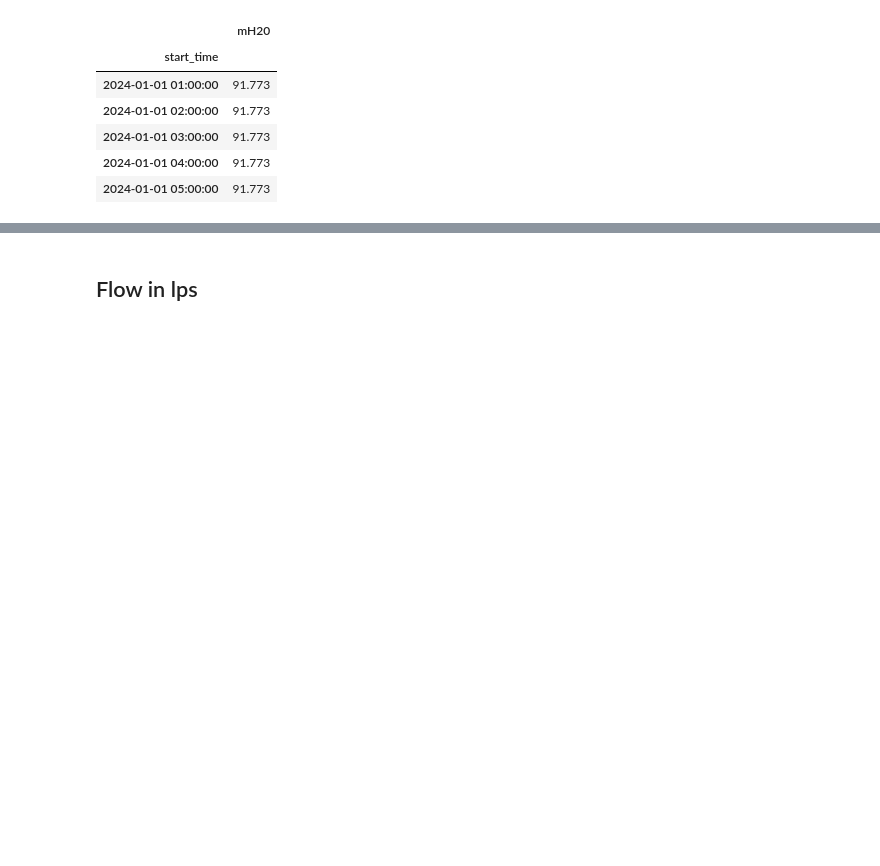
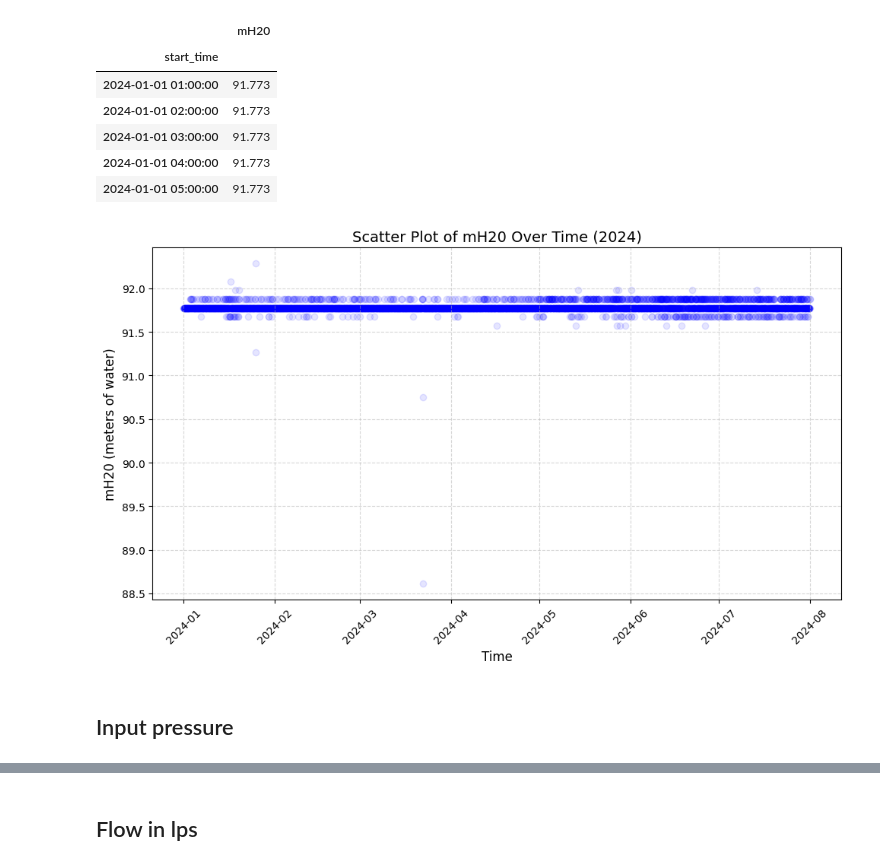
Before and after one commit to frodibrooks/OptimisedHeating, a Jupyter notebook: Data_processing/calc_eff_curves_vatnendi_efri_1.ipynb, the cells around one changed output, grey strips where cells are left out. Cells and saved outputs as stored; diff of their text form; code cells hidden in the pictures; blank space fills up the shorter version.

```diff
--- a/Data_processing/calc_eff_curves_vatnendi_efri_1.ipynb
+++ b/Data_processing/calc_eff_curves_vatnendi_efri_1.ipynb
@@ -4,17 +7,17 @@ import pandas as pd
 # %% [markdown]
 ## Pressure in mH20
 # %%
-Vatnsendi_nedri_pressure = pd.read_excel('/Users/frodibrooks/Desktop/DTU/Thesis/OptimisedHeating/Data_processing/data/H-KOP-VE-ÞS212.xlsx')
-Vatnsendi_nedri_pressure.drop(columns=["mpoint_id","mpoint_name","aggregate_name","aggregate_id","flag","quality_description","event_time"],inplace=True)
-Vatnsendi_nedri_pressure['start_time'] = pd.to_datetime(Vatnsendi_nedri_pressure['start_time'], errors='coerce')
-Vatnsendi_nedri_pressure.set_index('start_time',inplace=True)
-Vatnsendi_nedri_pressure = Vatnsendi_nedri_pressure.sort_index(ascending=True)
+Vatnsendi_efri_pressure = pd.read_excel('/Users/frodibrooks/Desktop/DTU/Thesis/OptimisedHeating/Data_processing/data/H-KOP-VE-ÞS212.xlsx')
+Vatnsendi_efri_pressure.drop(columns=["mpoint_id","mpoint_name","aggregate_name","aggregate_id","flag","quality_description","event_time"],inplace=True)
+Vatnsendi_efri_pressure['start_time'] = pd.to_datetime(Vatnsendi_efri_pressure['start_time'], errors='coerce')
+Vatnsendi_efri_pressure.set_index('start_time',inplace=True)
+Vatnsendi_efri_pressure = Vatnsendi_efri_pressure.sort_index(ascending=True)
 
-Vatnsendi_nedri_pressure_2024 = Vatnsendi_nedri_pressure.loc['2024']
-Vatnsendi_nedri_pressure_2024 = Vatnsendi_nedri_pressure_2024.copy()
-Vatnsendi_nedri_pressure_2024.rename(columns={"value":"mH20"},inplace=True)
-Vatnsendi_nedri_pressure_2024["mH20"] = Vatnsendi_nedri_pressure_2024['mH20']* 10.197
-Vatnsendi_nedri_pressure_2024.head()
+Vatnsendi_efri_pressure_2024 = Vatnsendi_efri_pressure.loc['2024']
+Vatnsendi_efri_pressure_2024 = Vatnsendi_efri_pressure_2024.copy()
+Vatnsendi_efri_pressure_2024.rename(columns={"value":"mH20"},inplace=True)
+Vatnsendi_efri_pressure_2024["mH20"] = Vatnsendi_efri_pressure_2024['mH20']* 10.197
+Vatnsendi_efri_pressure_2024.head()
 
 # Þetta er rétt
 # %% [output]
@@ -25,3 +28,24 @@ Vatnsendi_nedri_pressure_2024.head()
 | 2024-01-01 03:00:00 | 91.773 |
 | 2024-01-01 04:00:00 | 91.773 |
 | 2024-01-01 05:00:00 | 91.773 |
+# %%
+import matplotlib.pyplot as plt
+
+Vatnsendi_efri_pressure_filtered = Vatnsendi_efri_pressure_2024.loc[start_date:end_date]
+# Vatnsendi_efri_pressure_filtered = Vatnsendi_efri_pressure_2024
+
+
+# Scatter plot
+plt.figure(figsize=(10, 6))
+plt.scatter(Vatnsendi_efri_pressure_filtered.index, Vatnsendi_efri_pressure_filtered["mH20"], alpha=0.1, color='blue')
+plt.title("Scatter Plot of mH20 Over Time (2024)", fontsize=14)
+plt.xlabel("Time", fontsize=12)
+plt.ylabel("mH20 (meters of water)", fontsize=12)
+plt.grid(True, linestyle='--', alpha=0.5)
+plt.xticks(rotation=45)
+plt.tight_layout()
+plt.show()
+# %% [output]
+[figure, added]
+# %% [markdown]
+## Input pressure
```
Also changed, not shown: parts of 12 cells of this notebook, 2 other files.
